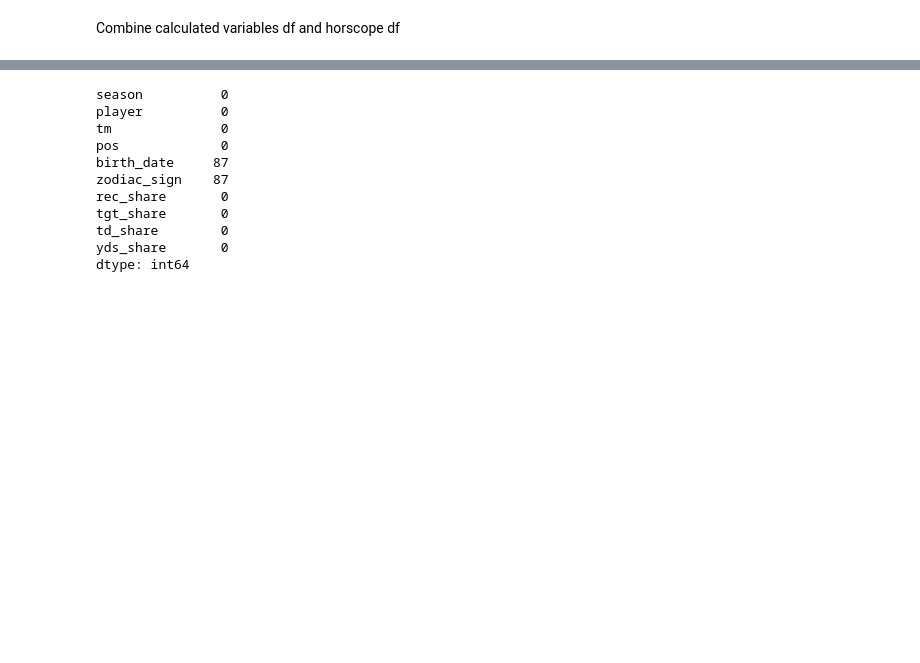
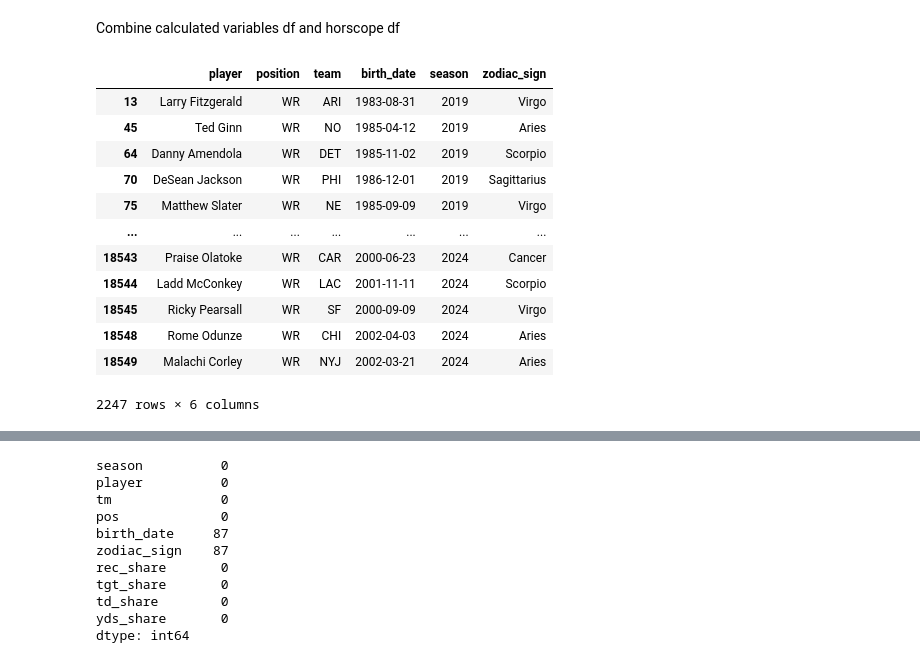
Before and after one commit to connor-pickett/2025_FinalProject_Ctrl-Alt-Defeat, a Jupyter notebook: Master_Code.ipynb, the cells around one changed output, grey strips where cells are left out. Saved outputs shown, nothing was run; the diff lists cells and outputs as text; code cells hidden in the pictures; blank space fills up the shorter version.

```diff
--- a/Master_Code.ipynb
+++ b/Master_Code.ipynb
@@ -227,5 +228,21 @@ zodiac_sign    0
 dtype: int64
 # %% [markdown]
 Combine calculated variables df and horscope df
+# %%
+wr_df
+# %% [output]
+|  | player | position | team | birth_date | season | zodiac_sign |
+| 13 | Larry Fitzgerald | WR | ARI | 1983-08-31 | 2019 | Virgo |
+| 45 | Ted Ginn | WR | NO | 1985-04-12 | 2019 | Aries |
+| 64 | Danny Amendola | WR | DET | 1985-11-02 | 2019 | Scorpio |
+| 70 | DeSean Jackson | WR | PHI | 1986-12-01 | 2019 | Sagittarius |
+| 75 | Matthew Slater | WR | NE | 1985-09-09 | 2019 | Virgo |
+| ... | ... | ... | ... | ... | ... | ... |
+| 18543 | Praise Olatoke | WR | CAR | 2000-06-23 | 2024 | Cancer |
+| 18544 | Ladd McConkey | WR | LAC | 2001-11-11 | 2024 | Scorpio |
+| 18545 | Ricky Pearsall | WR | SF | 2000-09-09 | 2024 | Virgo |
+| 18548 | Rome Odunze | WR | CHI | 2002-04-03 | 2024 | Aries |
+| 18549 | Malachi Corley | WR | NYJ | 2002-03-21 | 2024 | Aries |
+2247 rows × 6 columns
 # %%
 combined_WR = pd.merge(wr_df, WRs_all, on="player", how="outer")
```
Also changed, not shown: parts of 10 cells of this notebook.
